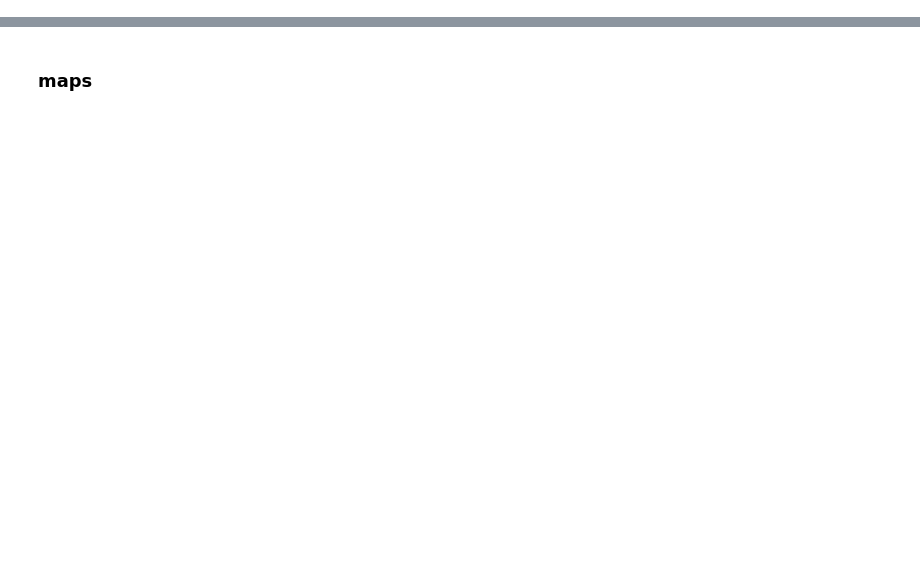
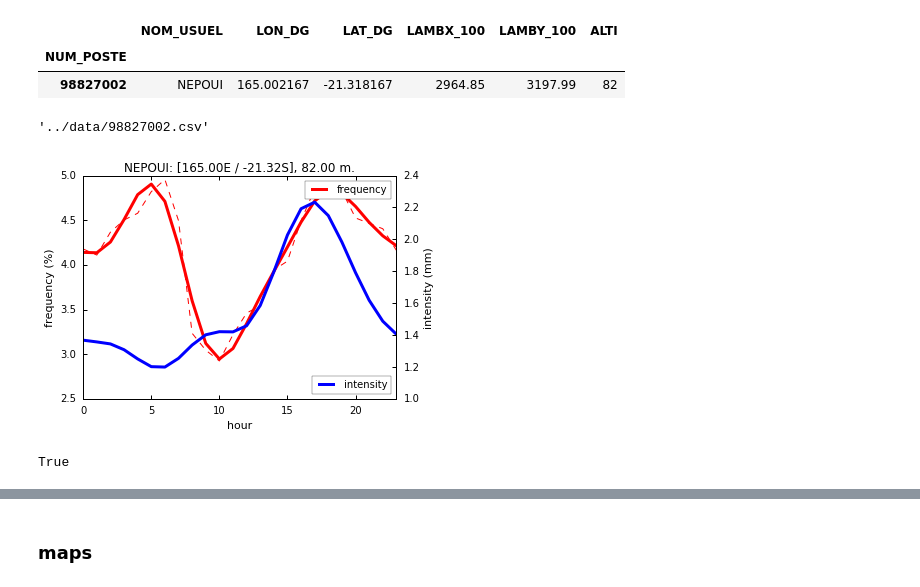
Before and after one commit to nicolasfauchereau/PLUVAR, a Jupyter notebook: notebooks/read_hourly_files.ipynb, the cells around one changed output, grey strips where cells are left out. Cells and saved outputs as stored; diff of their text form; code cells hidden in the pictures; blank space fills up the shorter version.

```diff
--- a/notebooks/read_hourly_files.ipynb
+++ b/notebooks/read_hourly_files.ipynb
@@ -19,6 +19,22 @@ def make_title(station):
     alt = geodata.ix[int(station)]['ALTI']
     title = "{}: [{:4.2f}E / {:4.2f}S], {:4.2f} m.".format(name, lon, lat, alt)
     return lat, lon, title
+# %%
+def harmo(data, nbharm=2):
+    import pandas as pd
+    import numpy as np
+    if isinstance(data, pd.core.frame.Series) or isinstance(data, pd.core.frame.DataFrame):
+        index = data.index
+        data_values = data.values.flatten()
+    fft=np.fft.rfft(data_values)
+    fft[nharm+1]=0.5*fft[nharm+1]
+    fft[nharm+2:]=0
+    data_f=np.fft.irfft(fft)
+    if isinstance(data, pd.core.frame.Series):
+        data_f = pd.Series(data_f, index=index)
+    if isinstance(data, pd.core.frame.DataFrame):
+        data_f = pd.DataFrame(data_f, index=index, columns=['Fourier_{}harms'.format(nbharm)])
+    return data_f
 # %%
 # for f in l:
 #     print("processing {}".format(f))
@@ -43,6 +49,16 @@ geodata.head()
+# %%
+geodata[geodata.NOM_USUEL == 'NEPOUI']
+# %% [output]
+|  | NOM_USUEL | LON_DG | LAT_DG | LAMBX_100 | LAMBY_100 | ALTI |
+| NUM_POSTE |  |  |  |  |  |  |
+| 98827002 | NEPOUI | 165.002167 | -21.318167 | 2964.85 | 3197.99 | 82 |
 # %%
 lfiles = glob('../data/98*.csv')
 # %%
 w = 6
 h = 4
 res = 80
+# %%
+lfiles[-7]
+# %% [output]
+'../data/98827002.csv'
@@ -48,0 +67,37 @@ res = 80
+# %%
+f = lfiles[-7]
+station = f.split('/')[-1][:-4]
+lat, lon, title = make_title(station)
+data = pd.read_csv(f, parse_dates=True, engine='python', index_col='date')
+datan = data.copy()
+datan.replace({'rain': {0: np.nan}}, inplace=True)
+# datan.dropna(inplace=True)
+# rainfall frequency per hour (count of non-zero rainfall)
+freq_cycle = datan.groupby(datan.index.hour)[['rain']].count() / len(datan.dropna()) * 100
+freq_cycle_f = harmo(freq_cycle)
+# rainfall average per hour
+datann = datan.dropna()
+mean_cycle = datann.groupby(datann.index.hour)[['rain']].mean()
+mean_cycle_f = harmo(mean_cycle)
+# plots
+fig, ax1 = plt.subplots(figsize=(w,h))
+fig.subplots_adjust(right=0.85)
+ax2 = ax1.twinx()
+ax1.plot(freq_cycle_f, 'r', label='frequency', lw=3)
+ax2.plot(mean_cycle_f, 'b', label='intensity', lw=3)
+ax1.plot(freq_cycle, 'r--', lw=1)
+ax2.plot(mean_cycle_f, 'b--', lw=1)
+ax1.legend()
+ax2.legend(loc=4)
+ax1.set_ylabel('frequency (%)')
+ax2.set_ylabel('intensity (mm)')
+ax1.set_xlim(0,23)
+ax1.set_xlabel('hour')
+ax1.set_title(title)
+fig.savefig('./{}.png'.format(station), dpi=res)
+# %% [output]
+[figure, added]
+# %%
+isinstance(freq_cycle['rain'], pd.core.frame.Series)
+# %% [output]
+True
```
Also changed, not shown: parts of 33 cells of this notebook.
